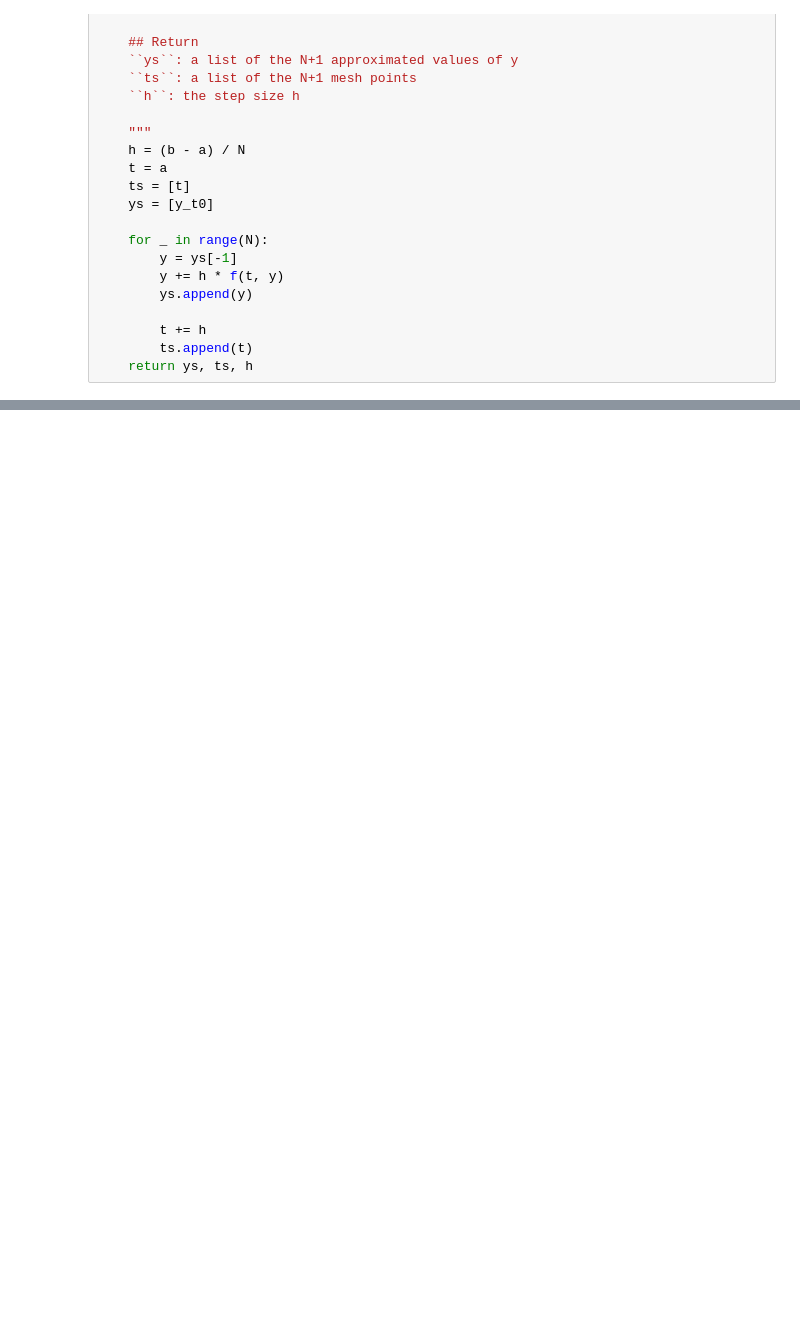
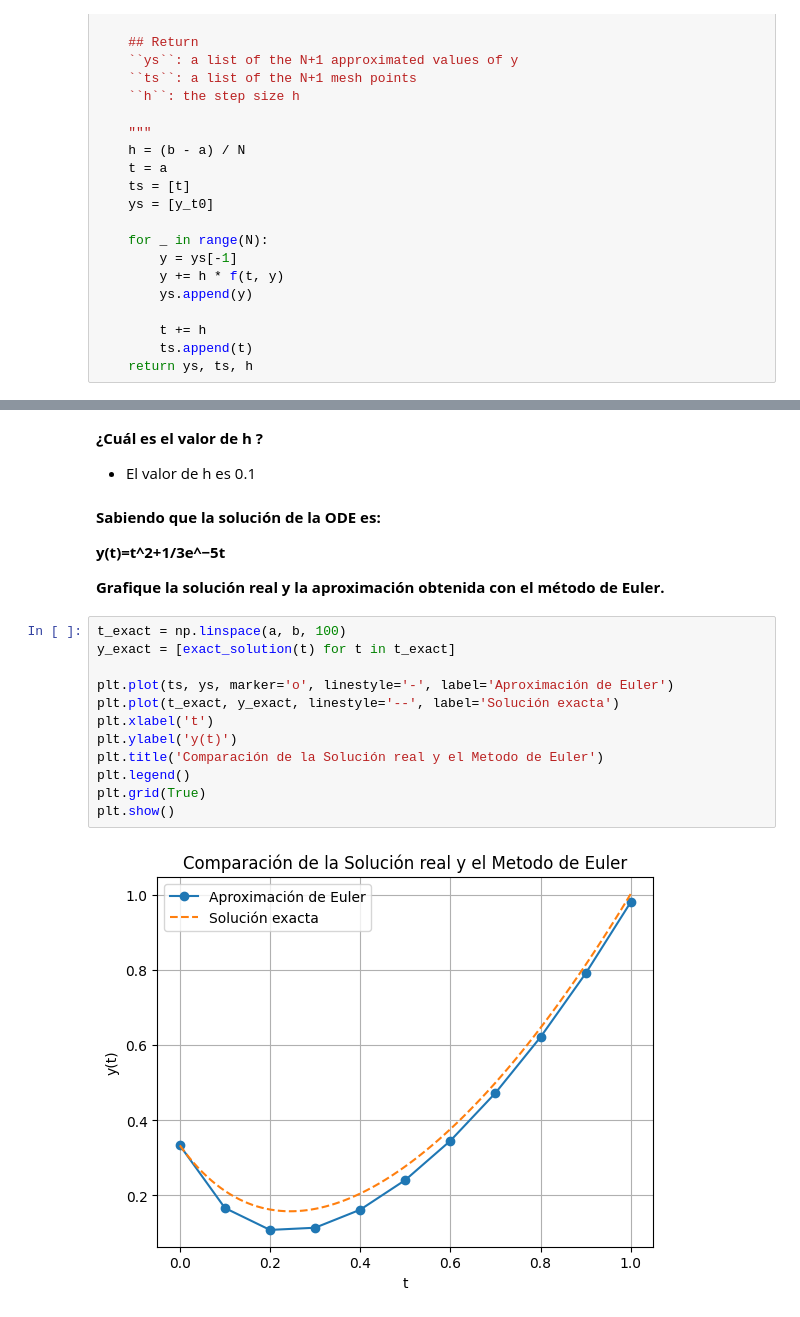
Before and after one commit to andresit02/Examen-II-BIMESTRE, a Jupyter notebook: ODE.ipynb, the cells around one changed output, grey strips where cells are left out. Cells and saved outputs as stored; diff of their text form; blank space fills up the shorter version.

```diff
--- a/ODE.ipynb
+++ b/ODE.ipynb
@@ -72,3 +72,28 @@ print("h:", h)
 ys: [0.3333333333333333, 0.16666666666666666, 0.10833333333333334, 0.11416666666666667, 0.16208333333333336, 0.2410416666666667, 0.34552083333333333, 0.4727604166666667, 0.6213802083333333, 0.79069010 ...
 ts: [0.0, 0.1, 0.2, 0.30000000000000004, 0.4, 0.5, 0.6, 0.7, 0.7999999999999999, 0.8999999999999999, 0.9999999999999999]
 h: 0.1
+# %% [markdown]
+****¿Cuál es el valor de h
+ ?****
+
+ - El valor de h es 0.1
+# %% [markdown]
+****Sabiendo que la solución de la ODE es:****
+
+****y(t)=t^2+1/3e^−5t****
+
+****Grafique la solución real y la aproximación obtenida con el método de Euler.****
+# %%
+t_exact = np.linspace(a, b, 100)
+y_exact = [exact_solution(t) for t in t_exact]
+
+plt.plot(ts, ys, marker='o', linestyle='-', label='Aproximación de Euler')
+plt.plot(t_exact, y_exact, linestyle='--', label='Solución exacta')
+plt.xlabel('t')
+plt.ylabel('y(t)')
+plt.title('Comparación de la Solución real y el Metodo de Euler')
+plt.legend()
+plt.grid(True)
+plt.show()
+# %% [output]
+[figure, added]
```
Also changed, not shown: parts of 1 cell of this notebook.
